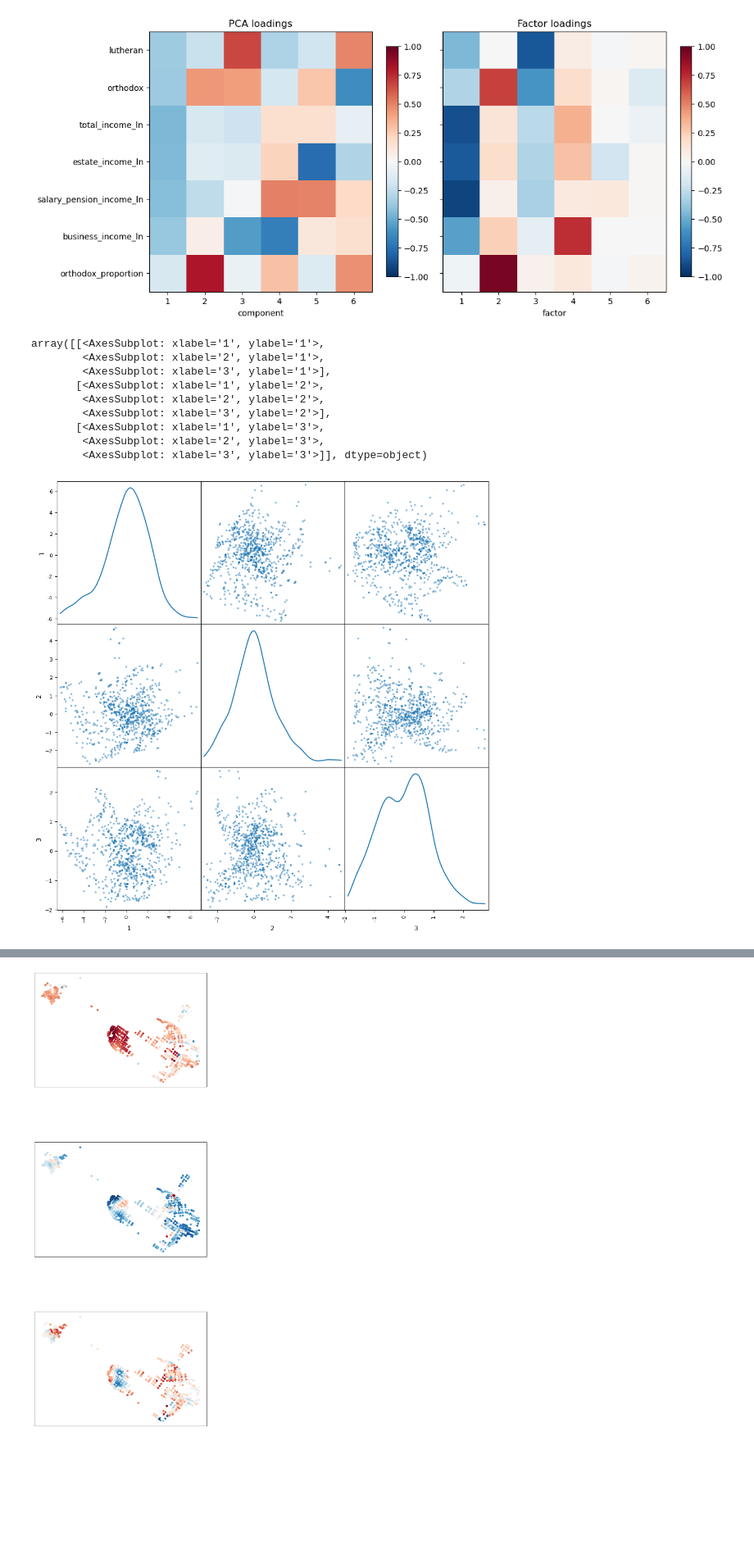
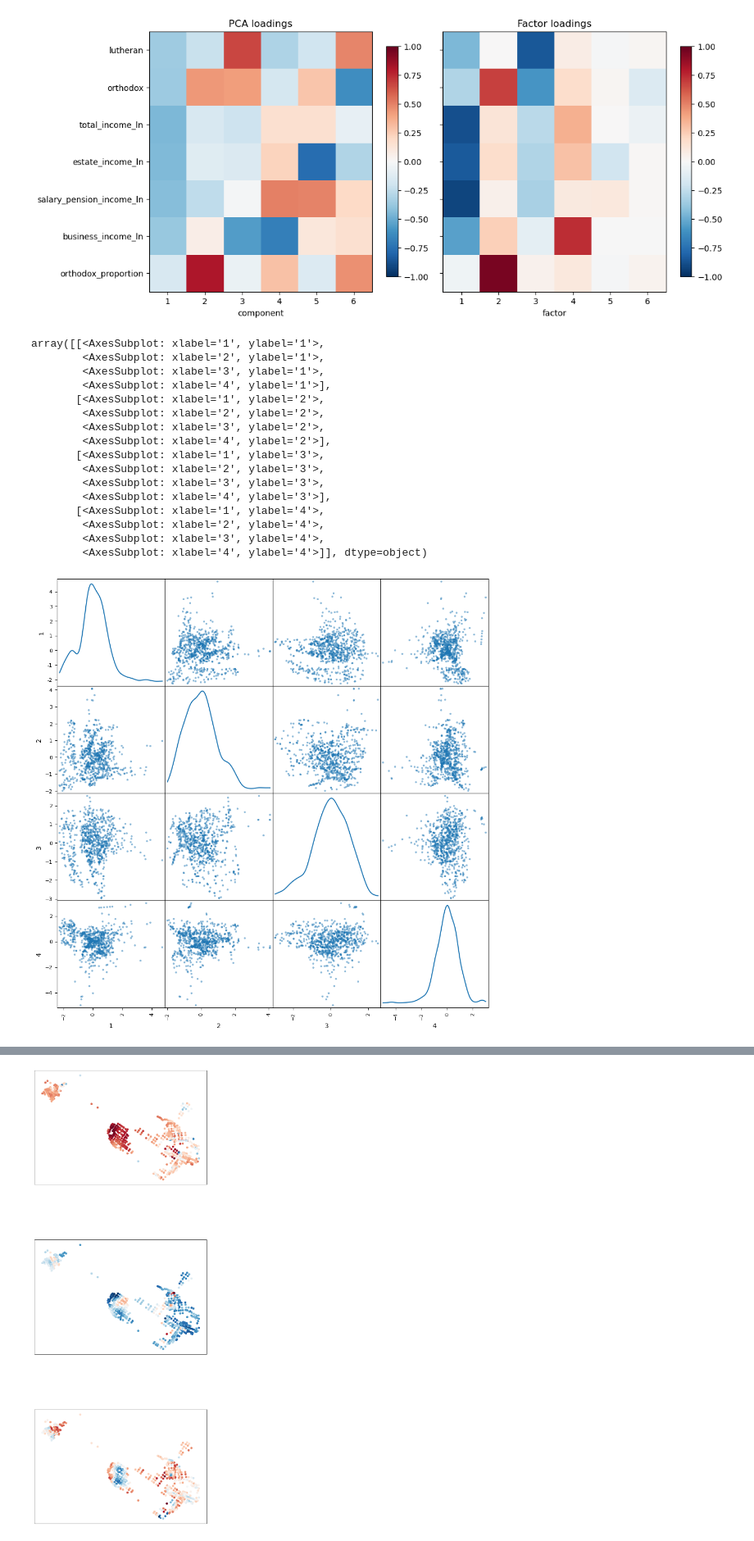
Before and after one commit to AnttiHaerkoenen/socio-ethnic_segregation, a Jupyter notebook: notebooks/pca.ipynb, the cells around one changed output, grey strips where cells are left out. Shown at 82% size. Cells and saved outputs as stored; diff of their text form; code cells hidden in the pictures; blank space fills up the shorter version.

```diff
--- a/notebooks/pca.ipynb
+++ b/notebooks/pca.ipynb
@@ -104,16 +104,23 @@ plt.show()
 # %% [output]
 [figure]
 # %%
-scatter_matrix(pca_transformed.iloc[:, :3], figsize=(12, 12), diagonal='kde')
-# scatter_matrix(factor_transformed.iloc[:, :3], figsize=(12, 12), diagonal='kde')
+# scatter_matrix(pca_transformed.iloc[:, :4], figsize=(12, 12), diagonal='kde')
+scatter_matrix(factor_transformed.iloc[:, :4], figsize=(12, 12), diagonal='kde')
 # %% [output]
 array([[<AxesSubplot: xlabel='1', ylabel='1'>,
         <AxesSubplot: xlabel='2', ylabel='1'>,
-        <AxesSubplot: xlabel='3', ylabel='1'>],
+        <AxesSubplot: xlabel='3', ylabel='1'>,
+        <AxesSubplot: xlabel='4', ylabel='1'>],
        [<AxesSubplot: xlabel='1', ylabel='2'>,
         <AxesSubplot: xlabel='2', ylabel='2'>,
-        <AxesSubplot: xlabel='3', ylabel='2'>],
+        <AxesSubplot: xlabel='3', ylabel='2'>,
+        <AxesSubplot: xlabel='4', ylabel='2'>],
        [<AxesSubplot: xlabel='1', ylabel='3'>,
         <AxesSubplot: xlabel='2', ylabel='3'>,
-        <AxesSubplot: xlabel='3', ylabel='3'>]], dtype=object)
+        <AxesSubplot: xlabel='3', ylabel='3'>,
+        <AxesSubplot: xlabel='4', ylabel='3'>],
+       [<AxesSubplot: xlabel='1', ylabel='4'>,
+        <AxesSubplot: xlabel='2', ylabel='4'>,
+        <AxesSubplot: xlabel='3', ylabel='4'>,
+        <AxesSubplot: xlabel='4', ylabel='4'>]], dtype=object)
-[figure, old version]
+[figure, new version]
```
Also changed, not shown: parts of 1 cell of this notebook, 3 other files.
